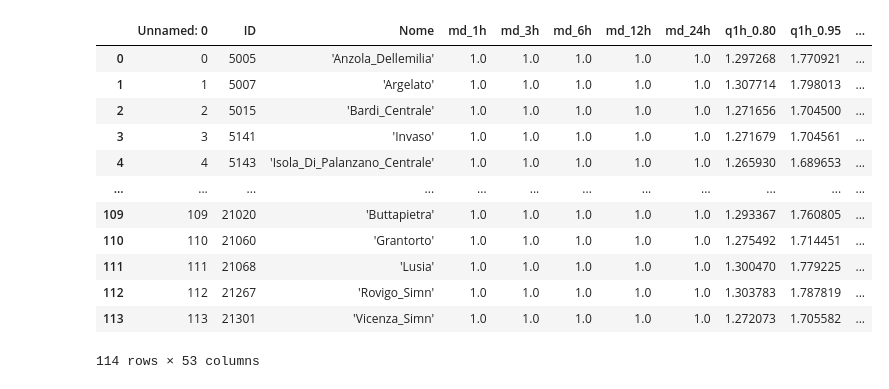
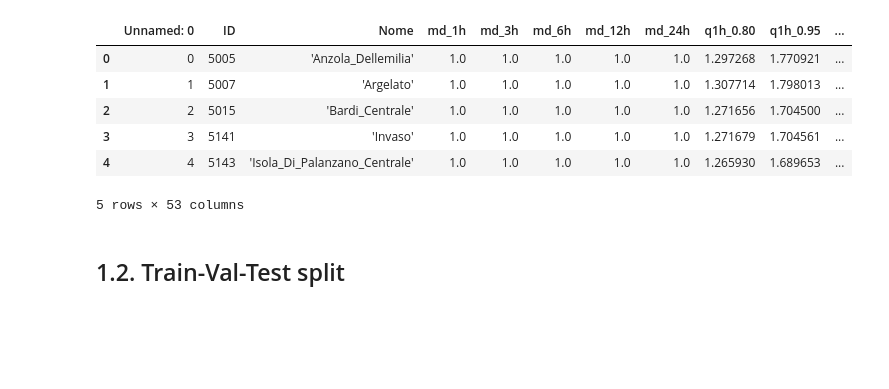
Before and after one commit to oshodiS/Rainfall-BetaEstimation, a Jupyter notebook: project.ipynb, the cells around one changed output. Drawn from its saved outputs; the diff is of its cells as text; code cells hidden in the pictures; blank space fills up the shorter version.

```diff
--- a/project.ipynb
+++ b/project.ipynb
@@ -86,18 +59,14 @@ See the caveats in the documentation: https://pandas.pydata.org/pandas-docs/stab
 # %%
-df2 = pd.read_csv('gumMap_statbench_Gumfit_NEW.csv', sep=',', encoding='utf-8')
-df2
+df2 = pd.read_csv('data/gumMap_statbench_Gumfit_NEW.csv', sep=',', encoding='utf-8')
+df2.head()
 # %% [output]
 |  | Unnamed: 0 | ID | Nome | md_1h | md_3h | md_6h | md_12h | md_24h | q1h_0.80 | q1h_0.95 | ... |
 | 0 | 0 | 5005 | 'Anzola_Dellemilia' | 1.0 | 1.0 | 1.0 | 1.0 | 1.0 | 1.297268 | 1.770921 | ... |
 | 1 | 1 | 5007 | 'Argelato' | 1.0 | 1.0 | 1.0 | 1.0 | 1.0 | 1.307714 | 1.798013 | ... |
 | 2 | 2 | 5015 | 'Bardi_Centrale' | 1.0 | 1.0 | 1.0 | 1.0 | 1.0 | 1.271656 | 1.704500 | ... |
 | 3 | 3 | 5141 | 'Invaso' | 1.0 | 1.0 | 1.0 | 1.0 | 1.0 | 1.271679 | 1.704561 | ... |
 | 4 | 4 | 5143 | 'Isola_Di_Palanzano_Centrale' | 1.0 | 1.0 | 1.0 | 1.0 | 1.0 | 1.265930 | 1.689653 | ... |
-| ... | ... | ... | ... | ... | ... | ... | ... | ... | ... | ... | ... |
-| 109 | 109 | 21020 | 'Buttapietra' | 1.0 | 1.0 | 1.0 | 1.0 | 1.0 | 1.293367 | 1.760805 | ... |
-| 110 | 110 | 21060 | 'Grantorto' | 1.0 | 1.0 | 1.0 | 1.0 | 1.0 | 1.275492 | 1.714451 | ... |
-| 111 | 111 | 21068 | 'Lusia' | 1.0 | 1.0 | 1.0 | 1.0 | 1.0 | 1.300470 | 1.779225 | ... |
-| 112 | 112 | 21267 | 'Rovigo_Simn' | 1.0 | 1.0 | 1.0 | 1.0 | 1.0 | 1.303783 | 1.787819 | ... |
-| 113 | 113 | 21301 | 'Vicenza_Simn' | 1.0 | 1.0 | 1.0 | 1.0 | 1.0 | 1.272073 | 1.705582 | ... |
-114 rows × 53 columns
+5 rows × 53 columns
+# %% [markdown]
+## 1.2. Train-Val-Test split
 # %%
```
Also changed, not shown: parts of 17 cells of this notebook, 1 other file.
